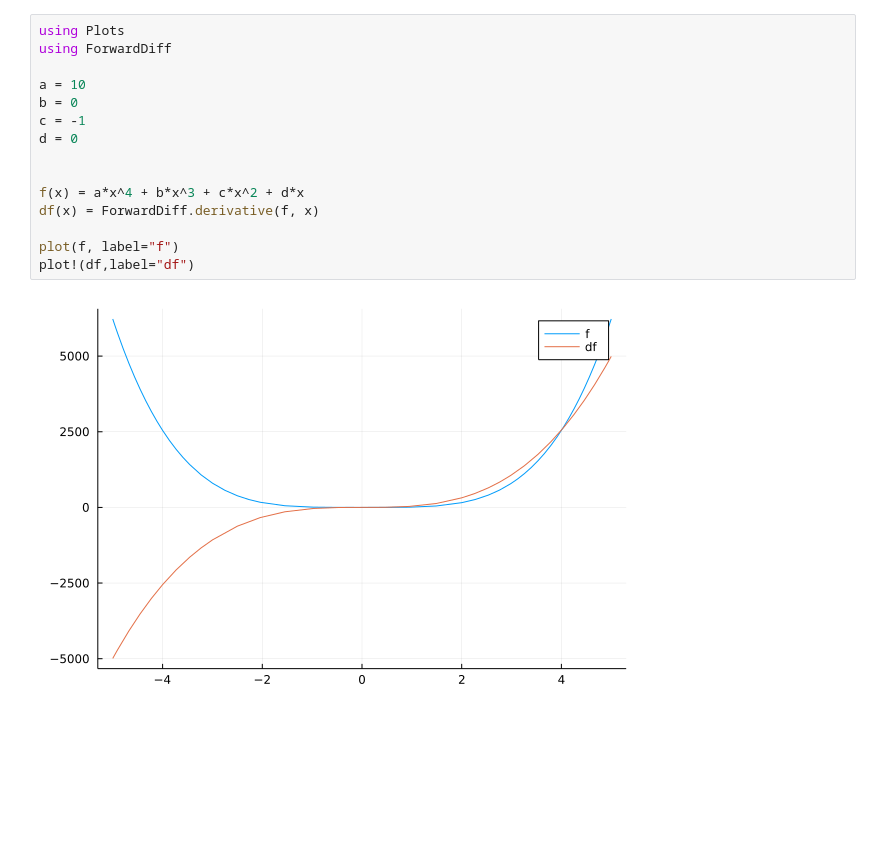
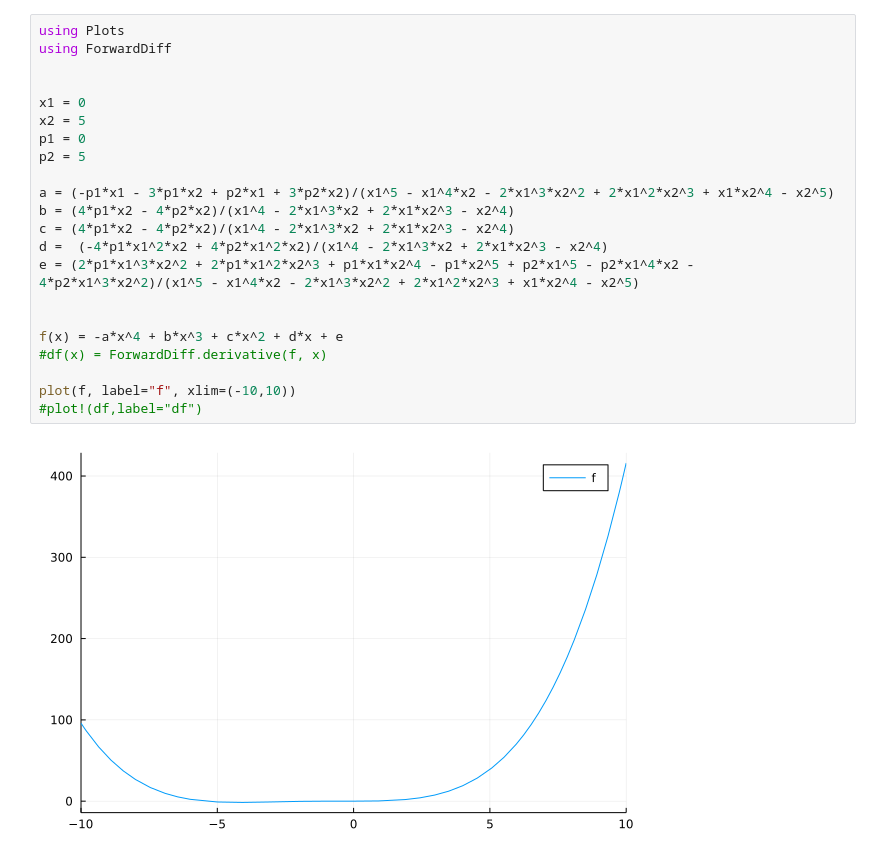
Before and after one commit to YoshimitsuMatsutaIe/Manipulator_dynamics, a Jupyter notebook: misc/pote_hatena.ipynb, the cells around one changed output. Saved outputs shown, nothing was run; the diff lists cells and outputs as text; blank space fills up the shorter version.

```diff
--- a/misc/pote_hatena.ipynb
+++ b/misc/pote_hatena.ipynb
@@ -1,17 +1,24 @@
-# %%
-using Plots
-using ForwardDiff
-
-a = 10
-b = 0
-c = -1
-d = 0
-
-
-f(x) = a*x^4 + b*x^3 + c*x^2 + d*x
-df(x) = ForwardDiff.derivative(f, x)
-
-plot(f, label="f")
-plot!(df,label="df")
-# %% [output]
-[figure, removed]
+# %%
+using Plots
+using ForwardDiff
+
+
+x1 = 0
+x2 = 5
+p1 = 0
+p2 = 5
+
+a = (-p1*x1 - 3*p1*x2 + p2*x1 + 3*p2*x2)/(x1^5 - x1^4*x2 - 2*x1^3*x2^2 + 2*x1^2*x2^3 + x1*x2^4 - x2^5)
+b = (4*p1*x2 - 4*p2*x2)/(x1^4 - 2*x1^3*x2 + 2*x1*x2^3 - x2^4)
+c = (4*p1*x2 - 4*p2*x2)/(x1^4 - 2*x1^3*x2 + 2*x1*x2^3 - x2^4)
+d =  (-4*p1*x1^2*x2 + 4*p2*x1^2*x2)/(x1^4 - 2*x1^3*x2 + 2*x1*x2^3 - x2^4)
+e = (2*p1*x1^3*x2^2 + 2*p1*x1^2*x2^3 + p1*x1*x2^4 - p1*x2^5 + p2*x1^5 - p2*x1^4*x2 - 4*p2*x1^3*x2^2)/(x1^5 - x1^4*x2 - 2*x1^3*x2^2 + 2*x1^2*x2^3 + x1*x2^4 - x2^5)
+
+
+f(x) = -a*x^4 + b*x^3 + c*x^2 + d*x + e
+#df(x) = ForwardDiff.derivative(f, x)
+
+plot(f, label="f", xlim=(-10,10))
+#plot!(df,label="df")
+# %% [output]
+[figure, added]
```
Also changed, not shown: 2 other files.
